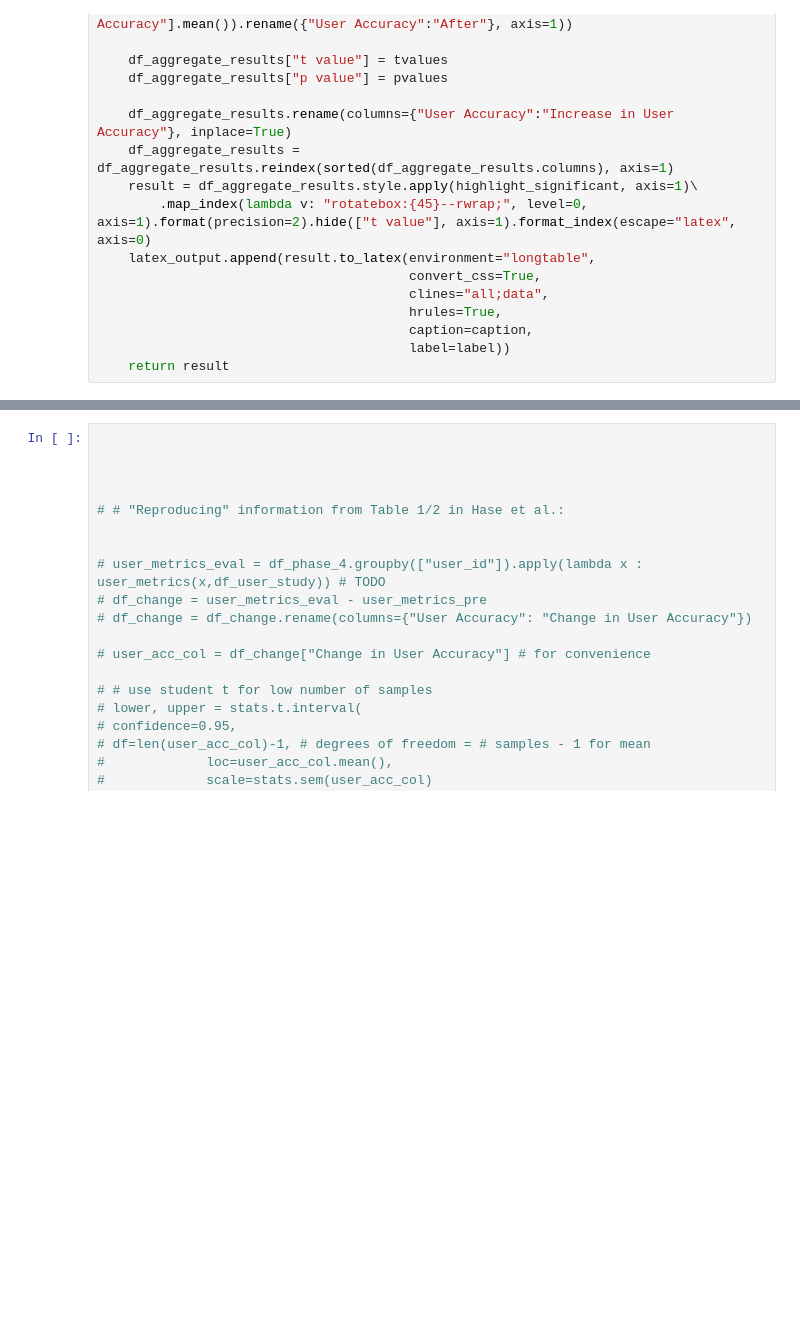
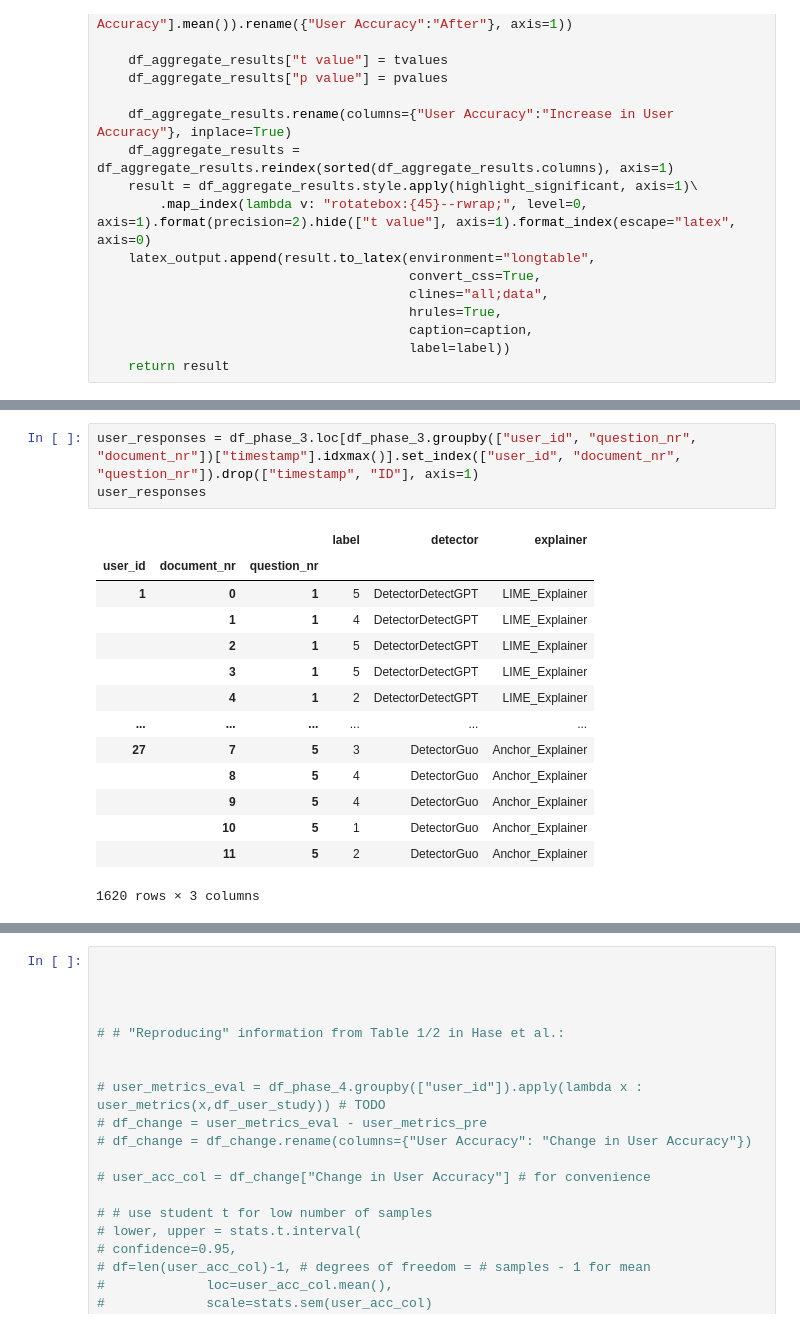
Before and after one commit to loris3/evaluation_explanation_quality, a Jupyter notebook: simulatability.ipynb, the cells around one changed output, grey strips where cells are left out. Drawn from its saved outputs; the diff is of its cells as text; blank space fills up the shorter version.

```diff
--- a/simulatability.ipynb
+++ b/simulatability.ipynb
@@ -281,0 +350,18 @@ get_aggregate_results(["explainer", "detector"], "resultsuserstudyexplainerdetec
+# %%
+user_responses = df_phase_3.loc[df_phase_3.groupby(["user_id", "question_nr", "document_nr"])["timestamp"].idxmax()].set_index(["user_id", "document_nr", "question_nr"]).drop(["timestamp", "ID"], axis=1)
+user_responses
+# %% [output]
+|  |  |  | label | detector | explainer |
+| user_id | document_nr | question_nr |  |  |  |
+| 1 | 0 | 1 | 5 | DetectorDetectGPT | LIME_Explainer |
+|  | 1 | 1 | 4 | DetectorDetectGPT | LIME_Explainer |
+|  | 2 | 1 | 5 | DetectorDetectGPT | LIME_Explainer |
+|  | 3 | 1 | 5 | DetectorDetectGPT | LIME_Explainer |
+|  | 4 | 1 | 2 | DetectorDetectGPT | LIME_Explainer |
+| ... | ... | ... | ... | ... | ... |
+| 27 | 7 | 5 | 3 | DetectorGuo | Anchor_Explainer |
+|  | 8 | 5 | 4 | DetectorGuo | Anchor_Explainer |
+|  | 9 | 5 | 4 | DetectorGuo | Anchor_Explainer |
+|  | 10 | 5 | 1 | DetectorGuo | Anchor_Explainer |
+|  | 11 | 5 | 2 | DetectorGuo | Anchor_Explainer |
+1620 rows × 3 columns
```
Also changed, not shown: parts of 31 cells of this notebook, 8 other files.
